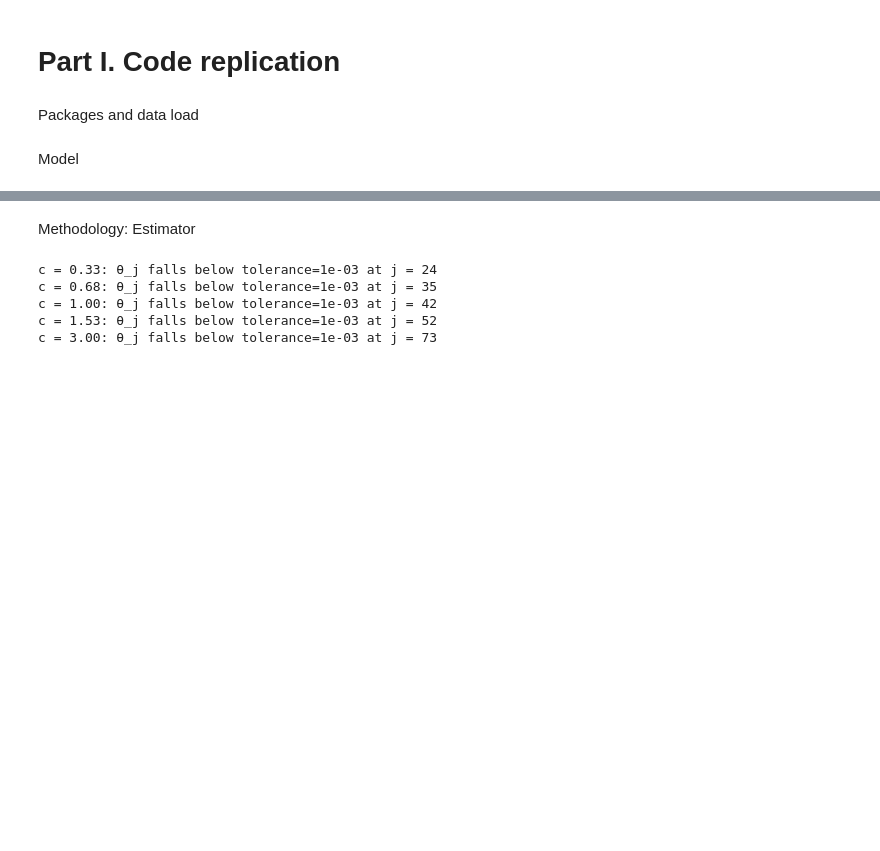
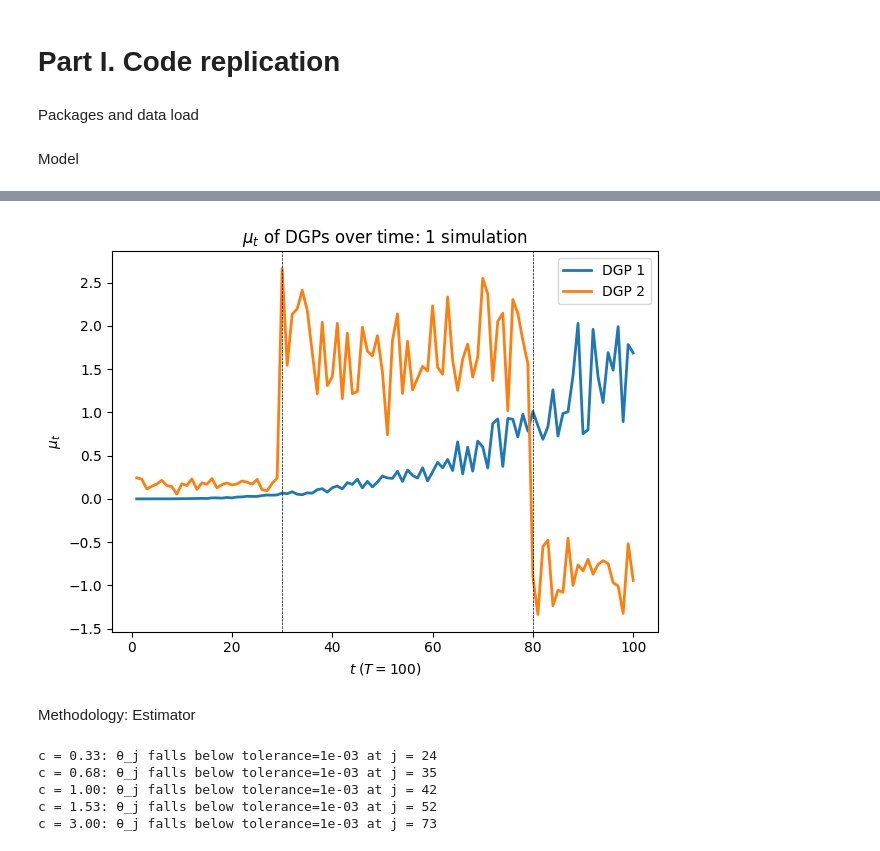
Before and after one commit to avril-rdgz/SCEDS_TVMA, a Jupyter notebook: main.ipynb, the cells around one changed output, grey strips where cells are left out. Cells and saved outputs as stored; diff of their text form; code cells hidden in the pictures; blank space fills up the shorter version.

```diff
--- a/main.ipynb
+++ b/main.ipynb
@@ -100,3 +80,20 @@ plt.show()
+# %%
+T = 100
+plt.plot(np.arange(1, T + 1), mu1, linewidth=2, label='DGP 1')
+plt.plot(np.arange(1, T + 1), mu2, linewidth=2, label='DGP 2')
+
+
+
+plt.xlabel(r"$t \; (T=100)$")
+plt.ylabel(r"$\mu_t$")
+plt.axvline(80, linestyle="--", color="black",linewidth=0.5)
+plt.axvline(30, linestyle="--", color="black",linewidth=0.5)
+plt.title(r"$\mu_t$ of DGPs over time: 1 simulation")
+plt.legend()
+plt.tight_layout()
+plt.show()
+# %% [output]
+[figure, added]
 # %% [markdown]
 Methodology: Estimator
 # %%
```
Also changed, not shown: parts of 71 cells of this notebook.
